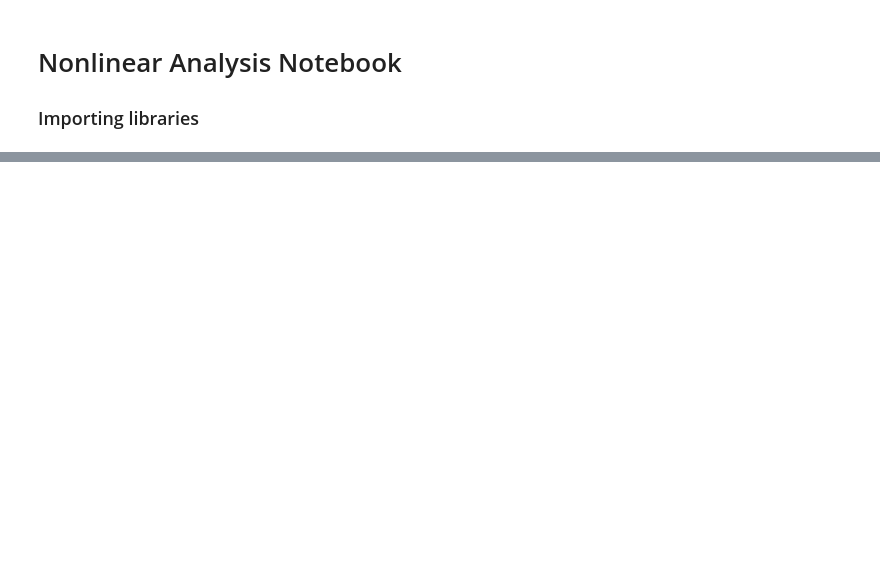
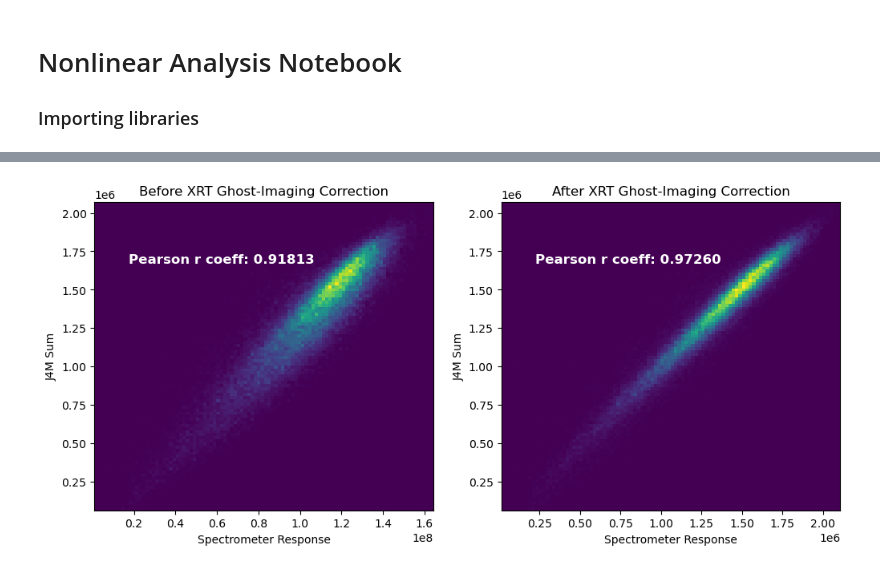
Before and after one commit to Weber-Group/L-10376, a Jupyter notebook: Nonlinear_Analysis.ipynb, the cells around one changed output, grey strips where cells are left out. Cells and saved outputs as stored; diff of their text form; code cells hidden in the pictures; blank space fills up the shorter version.

```diff
--- a/Nonlinear_Analysis.ipynb
+++ b/Nonlinear_Analysis.ipynb
@@ -81,0 +211,23 @@ xray_eV = data['ebeam/photon_energy']    # x-ray energy energy in eV
+# %%
+specCorrected = np.multiply(specGoodRebin,F_bright)
+integratedSpecCorrected=specCorrected.sum(axis=1);
+plt.figure(figsize=[12,5]);
+plt.subplot(1,2,1)
+counts, xedges, yedges, im = plt.hist2d(specGoodRebin.sum(axis=1),scattered_xrays[goodSpecIdx],100); # The counts variable will be used later.
+plt.xlabel('Spectrometer Response');
+plt.ylabel('J4M Sum');
+plt.title('Before XRT Ghost-Imaging Correction')
+rcoeff = scipy.stats.pearsonr(specGoodRebin.sum(axis=1),scattered_xrays[goodSpecIdx])
+plt.text(0.1,0.8,f'Pearson r coeff: {rcoeff.statistic:.5f}',
+         fontsize=12,fontweight='bold',transform=plt.gca().transAxes,ha='left',color='White')
+plt.subplot(1,2,2)
+counts, xedges, yedges, im = plt.hist2d(integratedSpecCorrected,scattered_xrays[goodSpecIdx],100); # The counts variable will be used later.
+plt.xlabel('Spectrometer Response');
+plt.ylabel('J4M Sum');
+plt.title('After XRT Ghost-Imaging Correction')
+rcoeff = scipy.stats.pearsonr(integratedSpecCorrected,scattered_xrays[goodSpecIdx])
+plt.text(0.1,0.8,f'Pearson r coeff: {rcoeff.statistic:.5f}',
+         fontsize=12,fontweight='bold',transform=plt.gca().transAxes,ha='left',color='White')
+plt.show()
+# %% [output]
+[figure, added]
```
Also changed, not shown: parts of 21 cells of this notebook.
